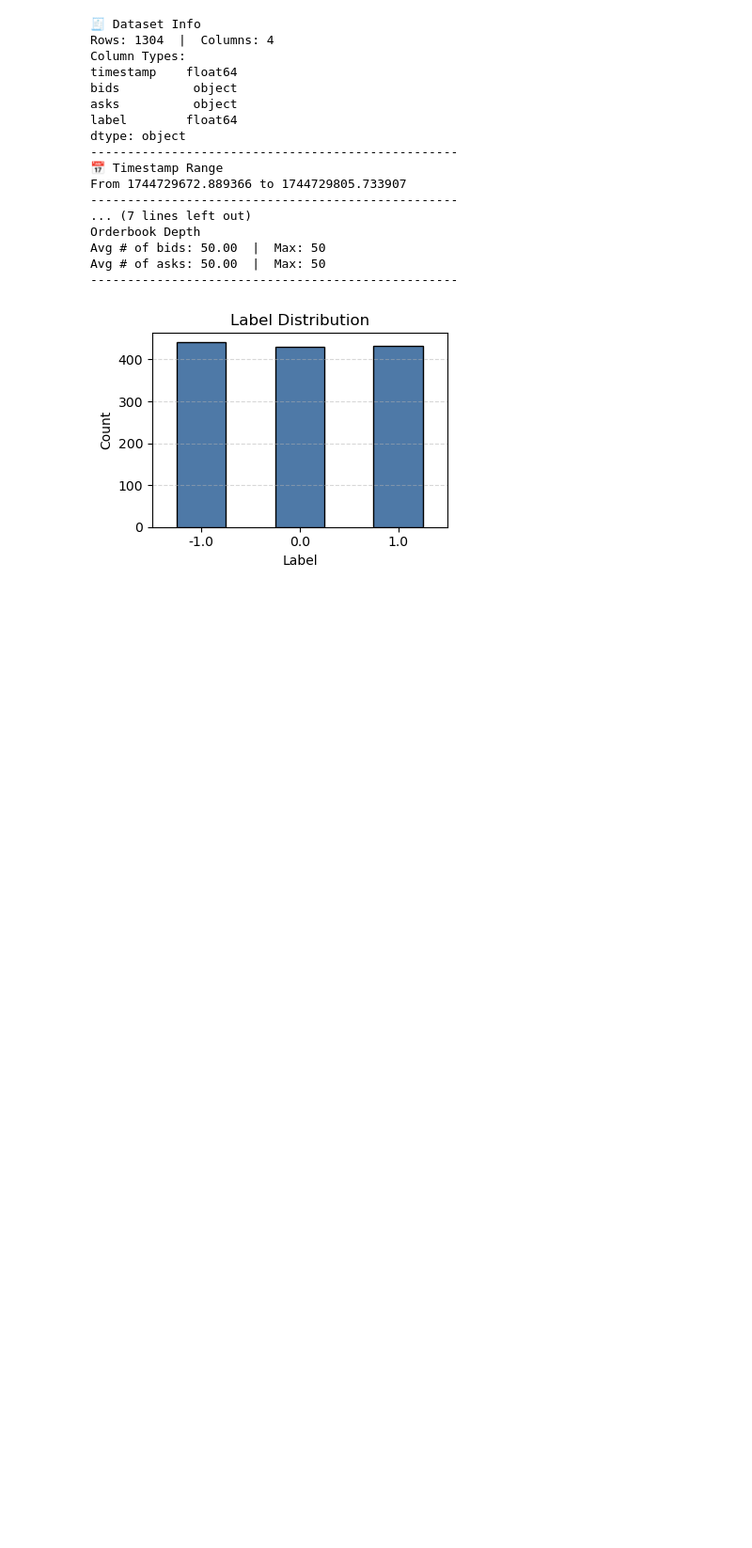
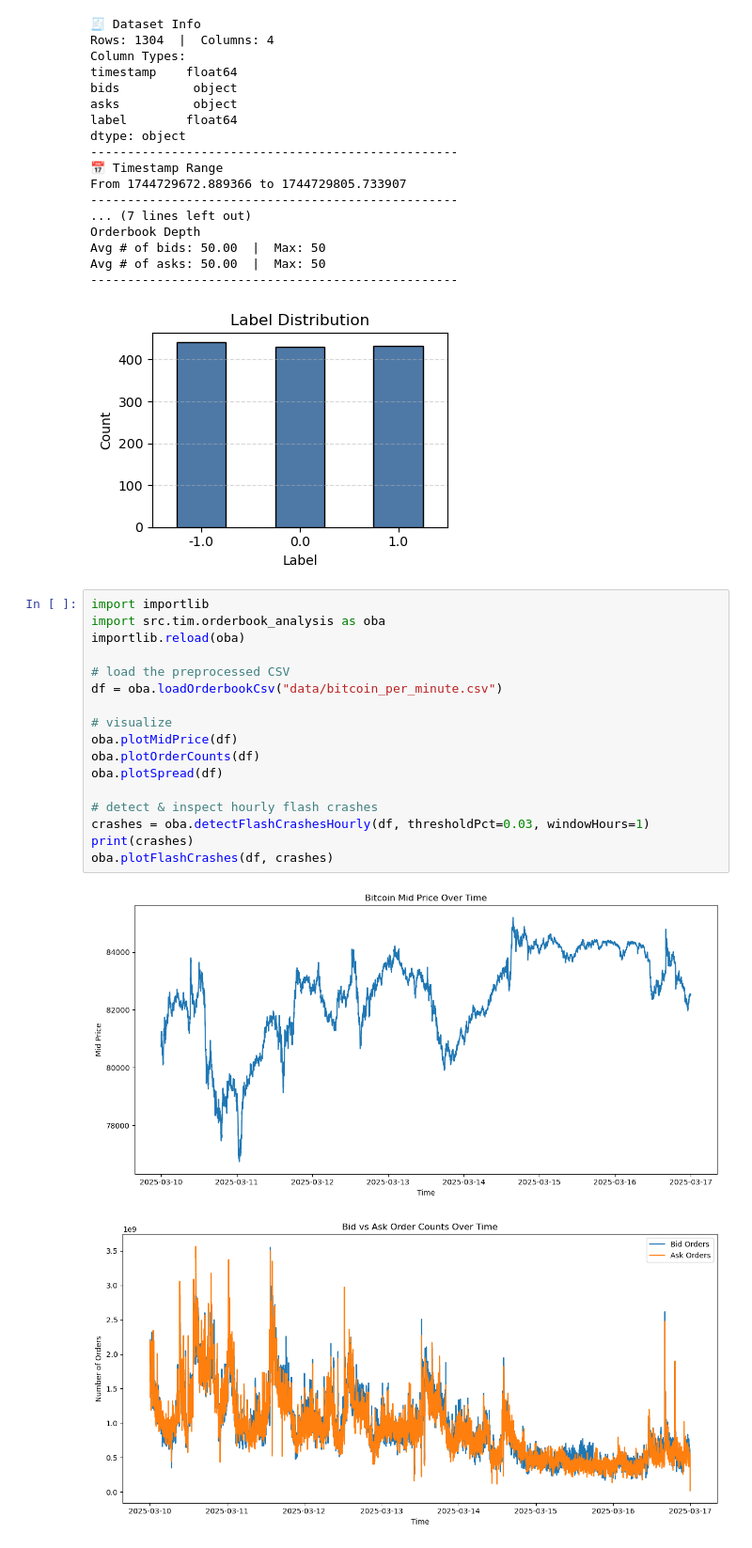
Before and after one commit to phanmtim/CDA_2025, a Jupyter notebook: crypto_crash.ipynb, the cells around one changed output. Shown at 94% size. Saved outputs shown, nothing was run; the diff lists cells and outputs as text; blank space fills up the shorter version.

Commit message:
1 week data plus some visuals

```diff
--- a/crypto_crash.ipynb
+++ b/crypto_crash.ipynb
@@ -235,3 +235,23 @@ Avg # of bids: 50.00  |  Max: 50
 Avg # of asks: 50.00  |  Max: 50
 --------------------------------------------------
 [figure]
+# %%
+import importlib
+import src.tim.orderbook_analysis as oba
+importlib.reload(oba)
+
+# load the preprocessed CSV
+df = oba.loadOrderbookCsv("data/bitcoin_per_minute.csv")
+
+# visualize
+oba.plotMidPrice(df)
+oba.plotOrderCounts(df)
+oba.plotSpread(df)
+
+# detect & inspect hourly flash crashes
+crashes = oba.detectFlashCrashesHourly(df, thresholdPct=0.03, windowHours=1)
+print(crashes)
+oba.plotFlashCrashes(df, crashes)
+# %% [output]
+[figure, added]
+[figure, added]
```
Also changed, not shown: parts of 1 cell of this notebook, 1 other file.
